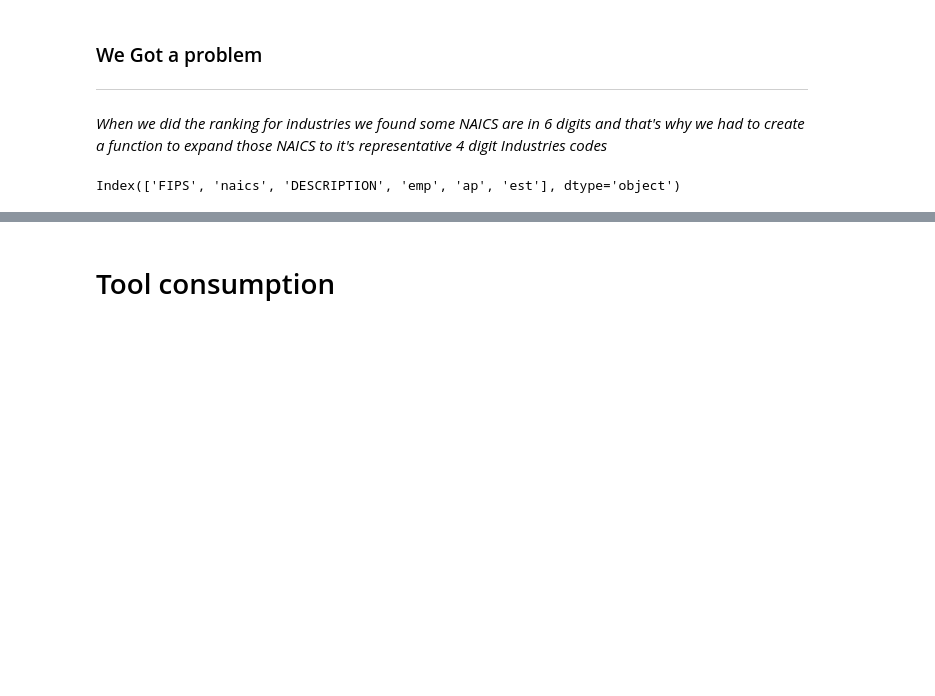
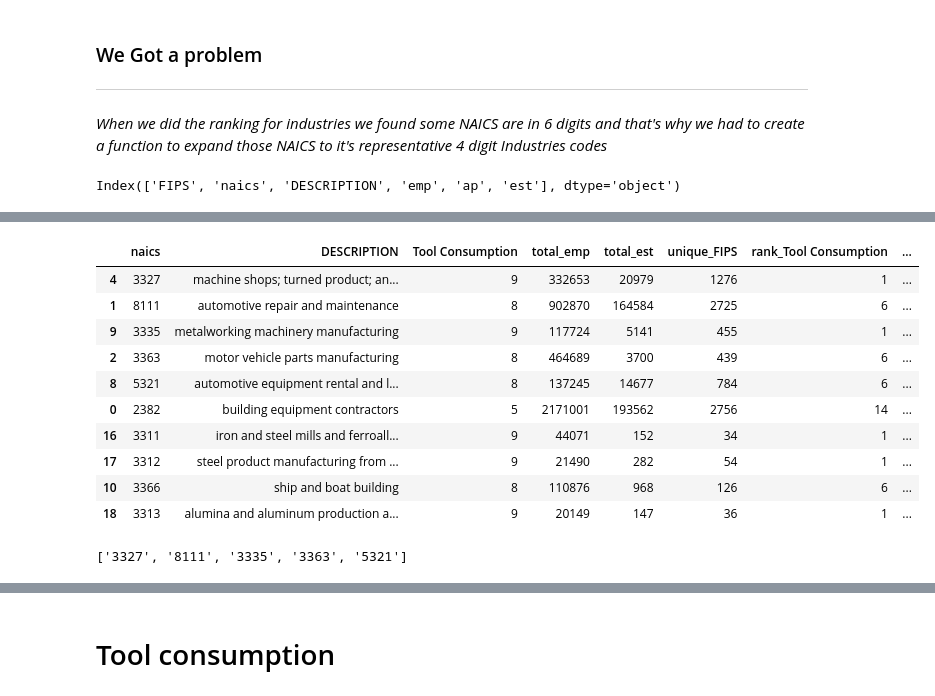
Before and after one commit to motasem00/data-driven-modelling, a Jupyter notebook: data_preparation.ipynb, the cells around one changed output, grey strips where cells are left out. Cells and saved outputs as stored; diff of their text form; code cells hidden in the pictures; blank space fills up the shorter version.

```diff
--- a/data_preparation.ipynb
+++ b/data_preparation.ipynb
@@ -266,0 +614,9 @@ processed_df = wrangler.process_naics_data(df_pattern, naics_expanding)
+# %%
+pre_industry_feature = final_df.groupby(['naics', 'DESCRIPTION', 'Tool Consumption']).agg(
+    total_emp=('emp', 'sum'),            # Sum of values in the 'emp'
+    total_est=('est', 'sum'),
+    unique_FIPS=('FIPS', 'nunique')    # Count of unique values in the 'FIPS' column
+).sort_values(by='total_emp', ascending=False).reset_index()
+
+# Display the first 20 rows
+pre_industry_feature.head(5)
@@ -266,0 +630,11 @@ processed_df = wrangler.process_naics_data(df_pattern, naics_expanding)
+# %%
+# Create a copy of the DataFrame
+pre_feature_result_copy = pre_industry_feature.copy()
+
+# Calculate rank for all columns starting from 'tool_consumption', with equal values having the same rank
+for column in pre_feature_result_copy.columns[pre_feature_result_copy.columns.get_loc('Tool Consumption'):]:
+    rank_column_name = f'rank_{column}'
+    pre_feature_result_copy[rank_column_name] = pre_feature_result_copy[column].rank(method='min', ascending=False).astype(int)
+
+# Display the first few rows of the copied data
+pre_feature_result_copy.head()
@@ -266,0 +648,32 @@ processed_df = wrangler.process_naics_data(df_pattern, naics_expanding)
+# %%
+weights = {
+    'rank_Tool Consumption': 0.5,   # Weight for the ranking column 'tool_consumption'
+    'rank_total_emp': 0.3,            # Weight for the ranking column 'emp_sum'
+    'rank_total_est': 0.2,         # Weight for the ranking column 'unique_FIPS'
+}
+# %%
+# calculate the weighted sum
+pre_feature_result_copy['Weighted_Sum'] = (pre_feature_result_copy['rank_Tool Consumption'] * weights['rank_Tool Consumption'] +
+                          pre_feature_result_copy['rank_total_emp'] * weights['rank_total_emp'] +
+                          pre_feature_result_copy['rank_total_est'] * weights['rank_total_est']
+                          ) # Display the first few rows
+pre_feature_result_sorted = pre_feature_result_copy.sort_values(by='Weighted_Sum', ascending=True)
+# %%
+pre_feature_result_sorted.head(10)
+# %% [output]
+|  | naics | DESCRIPTION | Tool Consumption | total_emp | total_est | unique_FIPS | rank_Tool Consumption | ... |
+| 4 | 3327 | machine shops; turned product; an... | 9 | 332653 | 20979 | 1276 | 1 | ... |
+| 1 | 8111 | automotive repair and maintenance | 8 | 902870 | 164584 | 2725 | 6 | ... |
+| 9 | 3335 | metalworking machinery manufacturing | 9 | 117724 | 5141 | 455 | 1 | ... |
+| 2 | 3363 | motor vehicle parts manufacturing | 8 | 464689 | 3700 | 439 | 6 | ... |
+| 8 | 5321 | automotive equipment rental and l... | 8 | 137245 | 14677 | 784 | 6 | ... |
+| 0 | 2382 | building equipment contractors | 5 | 2171001 | 193562 | 2756 | 14 | ... |
+| 16 | 3311 | iron and steel mills and ferroall... | 9 | 44071 | 152 | 34 | 1 | ... |
+| 17 | 3312 | steel product manufacturing from ... | 9 | 21490 | 282 | 54 | 1 | ... |
+| 10 | 3366 | ship and boat building | 8 | 110876 | 968 | 126 | 6 | ... |
+| 18 | 3313 | alumina and aluminum production a... | 9 | 20149 | 147 | 36 | 1 | ... |
+# %%
+top5_industries = pre_feature_result_sorted[:5]['naics'].tolist()
+top5_industries
+# %% [output]
+['3327', '8111', '3335', '3363', '5321']
```
Also changed, not shown: parts of 17 cells of this notebook.
